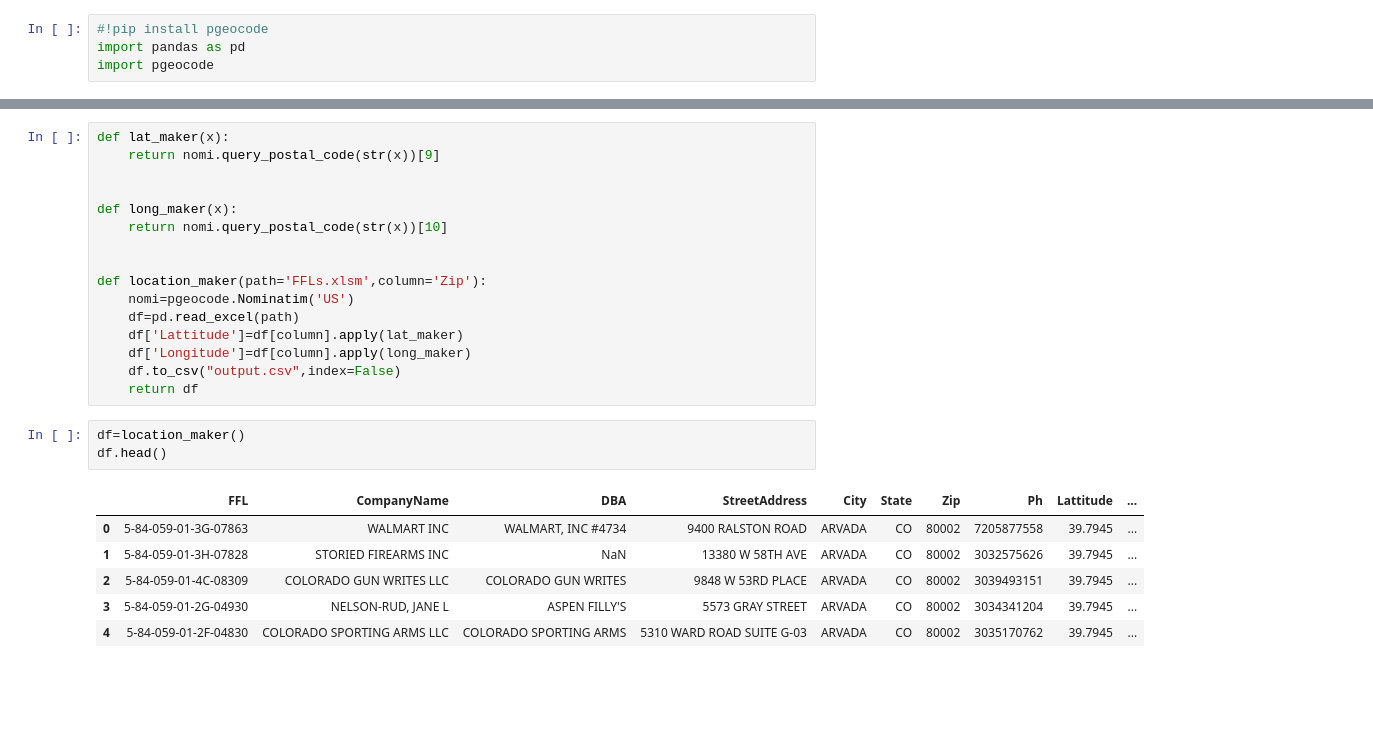
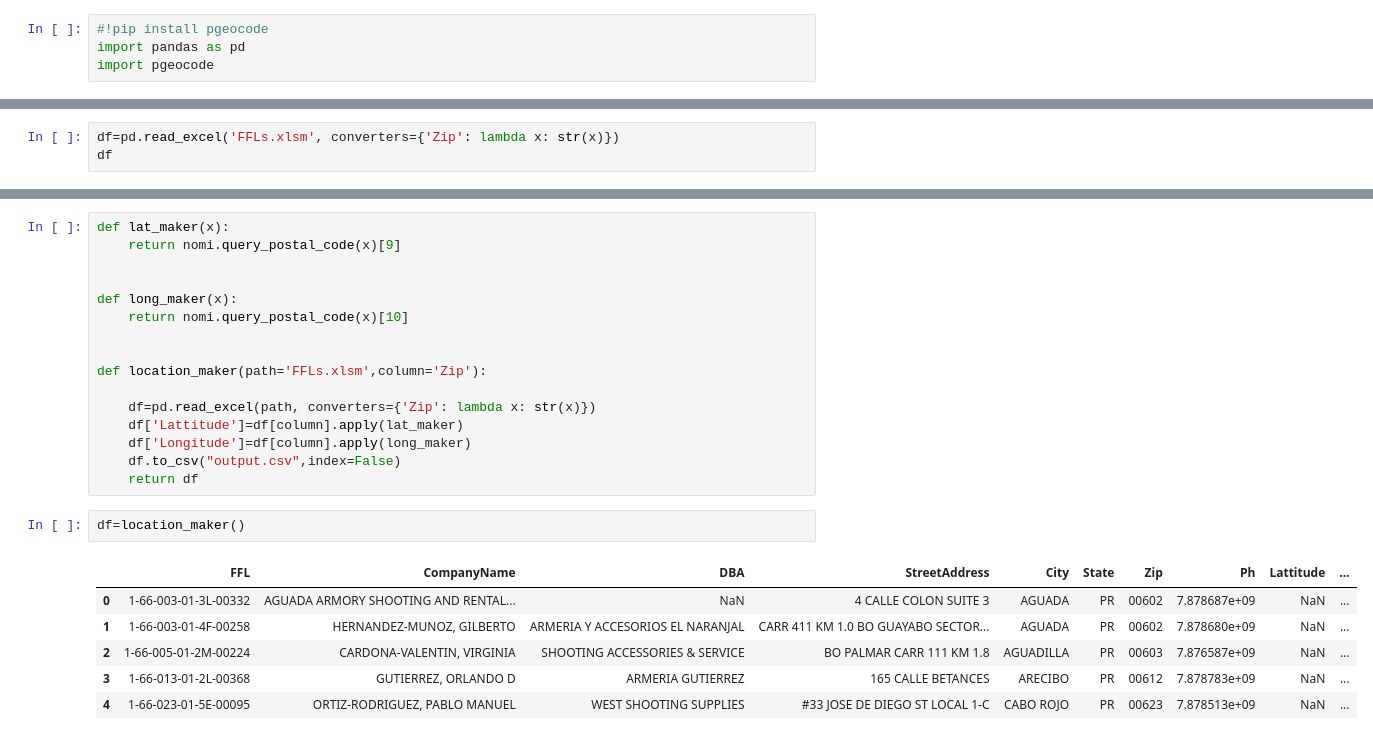
Before and after one commit to danskan/ffl-finder, a Jupyter notebook: Untitled1.ipynb, the cells around one changed output, grey strips where cells are left out. Cells and saved outputs as stored; diff of their text form; blank space fills up the shorter version.

```diff
--- a/Untitled1.ipynb
+++ b/Untitled1.ipynb
@@ -4,0 +7,3 @@ import pgeocode
+# %%
+df=pd.read_excel('FFLs.xlsm', converters={'Zip': lambda x: str(x)})
+df
@@ -5,26 +24,25 @@ import pgeocode
 # %%
 def lat_maker(x):
-    return nomi.query_postal_code(str(x))[9]
+    return nomi.query_postal_code(x)[9]
 
 
 def long_maker(x):
-    return nomi.query_postal_code(str(x))[10]
+    return nomi.query_postal_code(x)[10]
 
 
 def location_maker(path='FFLs.xlsm',column='Zip'):
-    nomi=pgeocode.Nominatim('US')
-    df=pd.read_excel(path)
+
+    df=pd.read_excel(path, converters={'Zip': lambda x: str(x)})
     df['Lattitude']=df[column].apply(lat_maker)
     df['Longitude']=df[column].apply(long_maker)
     df.to_csv("output.csv",index=False)
     return df
 # %%
 df=location_maker()
-df.head()
 # %% [output]
 |  | FFL | CompanyName | DBA | StreetAddress | City | State | Zip | Ph | Lattitude | ... |
-| 0 | 5-84-059-01-3G-07863 | WALMART INC | WALMART, INC #4734 | 9400 RALSTON ROAD | ARVADA | CO | 80002 | 7205877558 | 39.7945 | ... |
-| 1 | 5-84-059-01-3H-07828 | STORIED FIREARMS INC | NaN | 13380 W 58TH AVE | ARVADA | CO | 80002 | 3032575626 | 39.7945 | ... |
-| 2 | 5-84-059-01-4C-08309 | COLORADO GUN WRITES LLC | COLORADO GUN WRITES | 9848 W 53RD PLACE | ARVADA | CO | 80002 | 3039493151 | 39.7945 | ... |
-| 3 | 5-84-059-01-2G-04930 | NELSON-RUD, JANE L | ASPEN FILLY'S | 5573 GRAY STREET | ARVADA | CO | 80002 | 3034341204 | 39.7945 | ... |
-| 4 | 5-84-059-01-2F-04830 | COLORADO SPORTING ARMS LLC | COLORADO SPORTING ARMS | 5310 WARD ROAD SUITE G-03 | ARVADA | CO | 80002 | 3035170762 | 39.7945 | ... |
+| 0 | 1-66-003-01-3L-00332 | AGUADA ARMORY SHOOTING AND RENTAL... | NaN | 4 CALLE COLON SUITE 3 | AGUADA | PR | 00602 | 7.878687e+09 | NaN | ... |
+| 1 | 1-66-003-01-4F-00258 | HERNANDEZ-MUNOZ, GILBERTO | ARMERIA Y ACCESORIOS EL NARANJAL | CARR 411 KM 1.0 BO GUAYABO SECTOR... | AGUADA | PR | 00602 | 7.878680e+09 | NaN | ... |
+| 2 | 1-66-005-01-2M-00224 | CARDONA-VALENTIN, VIRGINIA | SHOOTING ACCESSORIES & SERVICE | BO PALMAR CARR 111 KM 1.8 | AGUADILLA | PR | 00603 | 7.876587e+09 | NaN | ... |
+| 3 | 1-66-013-01-2L-00368 | GUTIERREZ, ORLANDO D | ARMERIA GUTIERREZ | 165 CALLE BETANCES | ARECIBO | PR | 00612 | 7.878783e+09 | NaN | ... |
+| 4 | 1-66-023-01-5E-00095 | ORTIZ-RODRIGUEZ, PABLO MANUEL | WEST SHOOTING SUPPLIES | #33 JOSE DE DIEGO ST LOCAL 1-C | CABO ROJO | PR | 00623 | 7.878513e+09 | NaN | ... |
```
Also changed, not shown: parts of 6 cells of this notebook, 1 other file.
